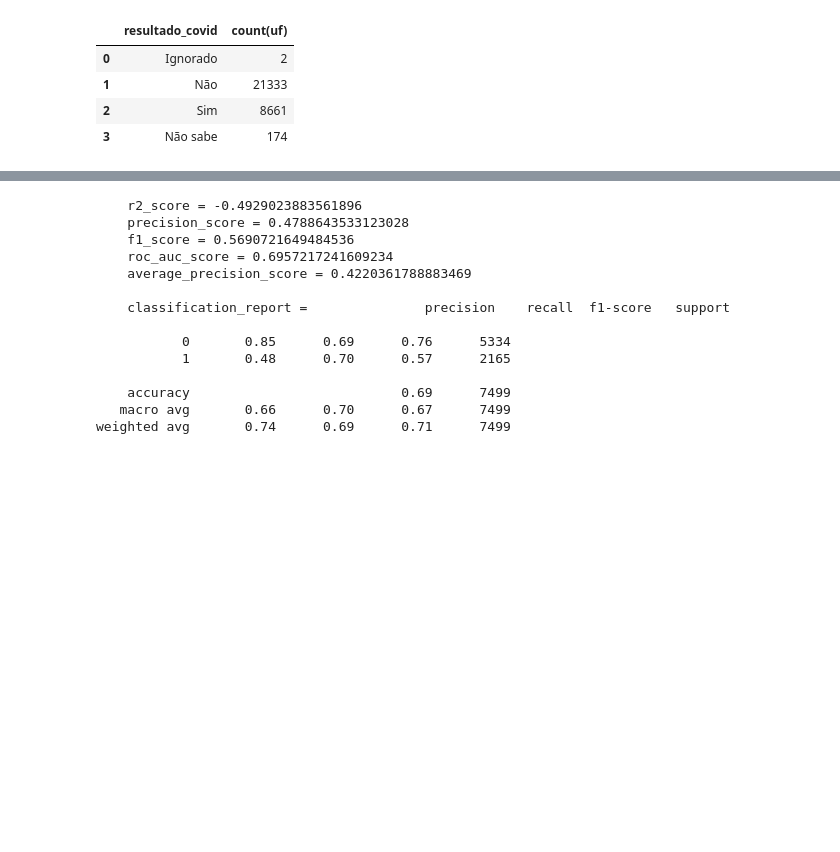
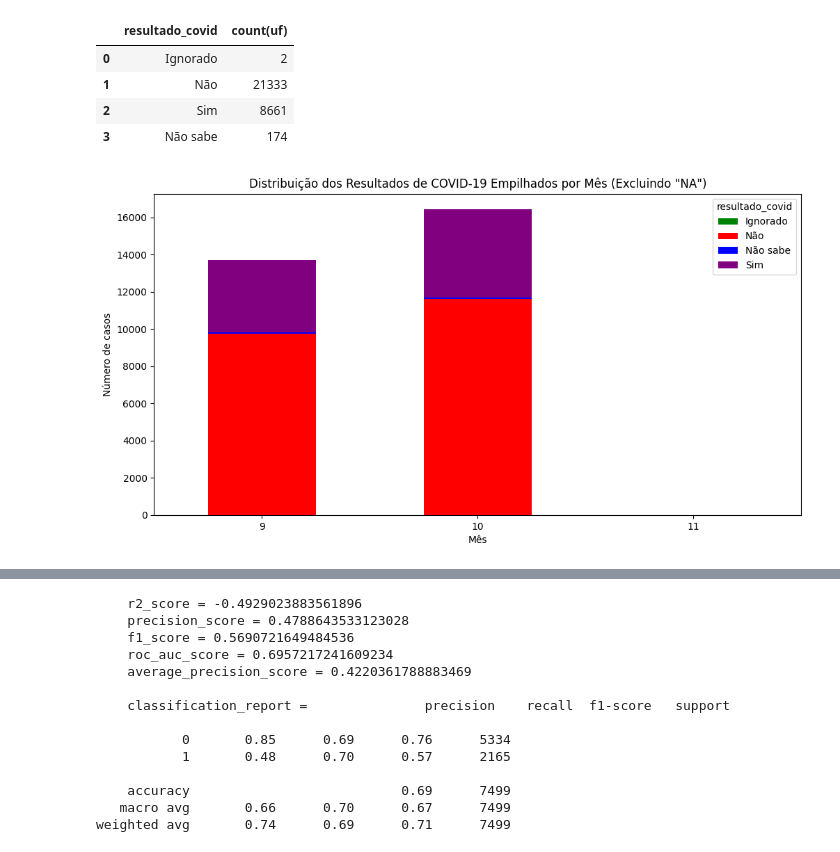
Before and after one commit to pehls/gp27_techchallenge_3, a Jupyter notebook: notebooks/003_gtrp_feature_importance.ipynb, the cells around one changed output, grey strips where cells are left out. Saved outputs shown, nothing was run; the diff lists cells and outputs as text; code cells hidden in the pictures; blank space fills up the shorter version.

```diff
--- a/notebooks/003_gtrp_feature_importance.ipynb
+++ b/notebooks/003_gtrp_feature_importance.ipynb
@@ -64,0 +74,19 @@ _display(df\
+# %%
+# df = df.toPandas()
+# Criando tabela para verificar apenas pesquisas onde os resultados foram diferentes de 'NA'
+df_filtrado = df[df['resultado_covid'] != 'NA']
+
+# Criando uma tabela cruzada para contar os resultados por mês.
+crosstab = pd.crosstab(df_filtrado['mes'], df_filtrado['resultado_covid'])
+
+# Criando um gráfico empilhado.
+crosstab.plot(kind='bar', stacked=True, figsize=(12, 6), color=['green', 'red', 'blue', 'purple'])
+
+plt.title('Distribuição dos Resultados de COVID-19 Empilhados por Mês (Excluindo "NA")')
+plt.xlabel('Mês')
+plt.ylabel('Número de casos')
+plt.xticks(rotation=0)
+
+plt.show()
+# %% [output]
+[figure, added]
```
Also changed, not shown: parts of 5 cells of this notebook, 3 other files.
